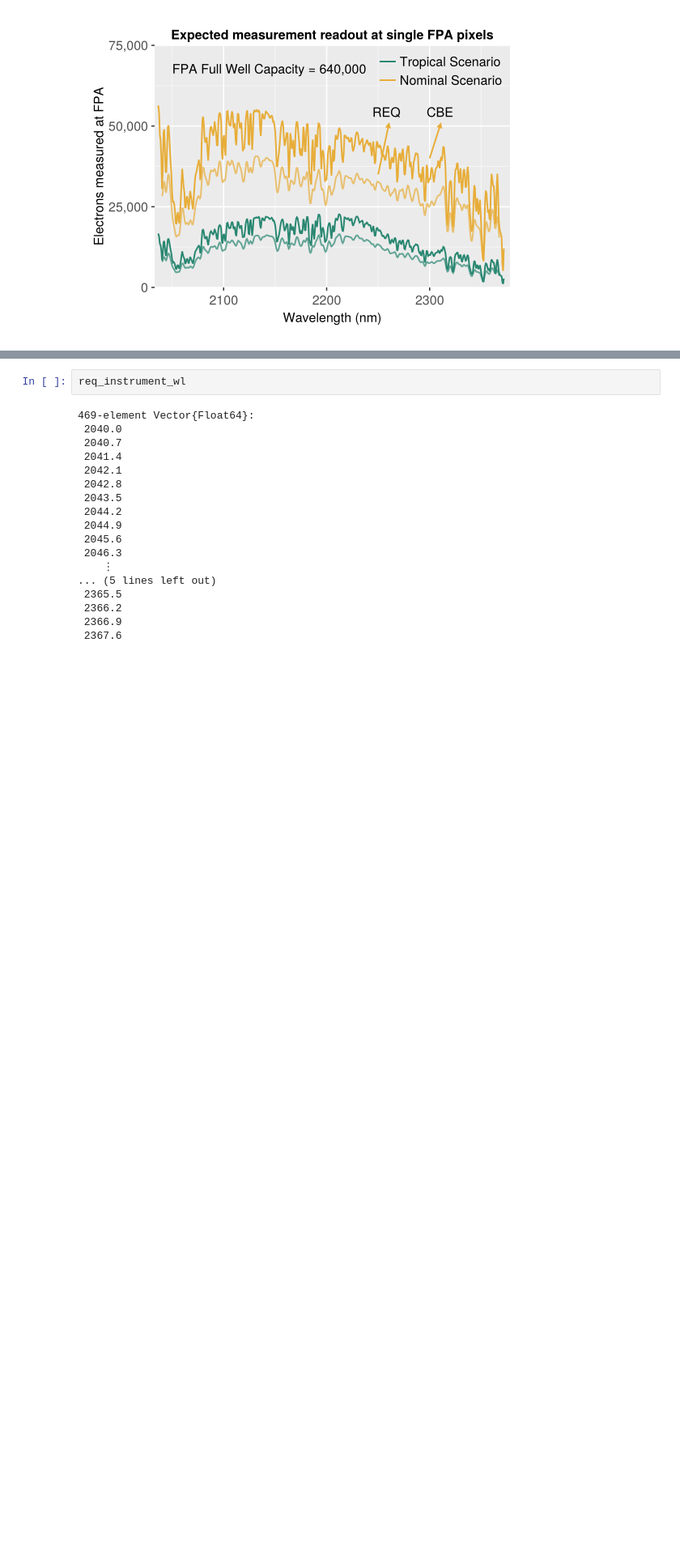
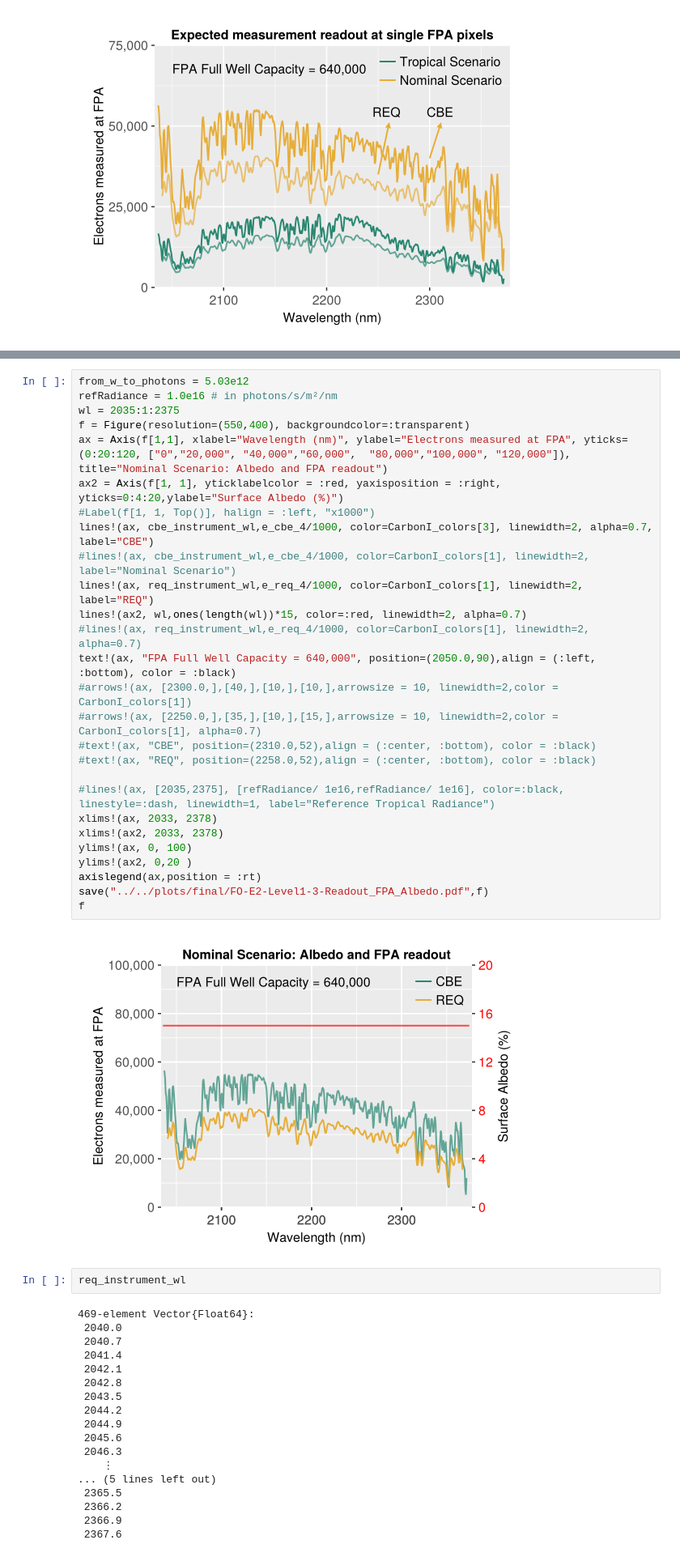
Before and after one commit to Carbon-I/CarbonI, a Jupyter notebook: src/notebooks/plotL1_3-4.ipynb, the cells around one changed output, grey strips where cells are left out. Shown at 81% size. Cells and saved outputs as stored; diff of their text form; blank space fills up the shorter version.

```diff
--- a/src/notebooks/plotL1_3-4.ipynb
+++ b/src/notebooks/plotL1_3-4.ipynb
@@ -142,3 +200,32 @@ f
+# %%
+from_w_to_photons = 5.03e12
+refRadiance = 1.0e16 # in photons/s/m²/nm
+wl = 2035:1:2375
+f = Figure(resolution=(550,400), backgroundcolor=:transparent)
+ax = Axis(f[1,1], xlabel="Wavelength (nm)", ylabel="Electrons measured at FPA", yticks=(0:20:120, ["0","20,000", "40,000","60,000",  "80,000","100,000", "120,000"]), title="Nominal Scenario: Albedo and FPA readout")
+ax2 = Axis(f[1, 1], yticklabelcolor = :red, yaxisposition = :right, yticks=0:4:20,ylabel="Surface Albedo (%)")
+#Label(f[1, 1, Top()], halign = :left, "x1000")
+lines!(ax, cbe_instrument_wl,e_cbe_4/1000, color=CarbonI_colors[3], linewidth=2, alpha=0.7, label="CBE")
+#lines!(ax, cbe_instrument_wl,e_cbe_4/1000, color=CarbonI_colors[1], linewidth=2, label="Nominal Scenario")
+lines!(ax, req_instrument_wl,e_req_4/1000, color=CarbonI_colors[1], linewidth=2, label="REQ")
+lines!(ax2, wl,ones(length(wl))*15, color=:red, linewidth=2, alpha=0.7)
+#lines!(ax, req_instrument_wl,e_req_4/1000, color=CarbonI_colors[1], linewidth=2, alpha=0.7)
+text!(ax, "FPA Full Well Capacity = 640,000", position=(2050.0,90),align = (:left, :bottom), color = :black)
+#arrows!(ax, [2300.0,],[40,],[10,],[10,],arrowsize = 10, linewidth=2,color = CarbonI_colors[1])
+#arrows!(ax, [2250.0,],[35,],[10,],[15,],arrowsize = 10, linewidth=2,color = CarbonI_colors[1], alpha=0.7)
+#text!(ax, "CBE", position=(2310.0,52),align = (:center, :bottom), color = :black)
+#text!(ax, "REQ", position=(2258.0,52),align = (:center, :bottom), color = :black)
+
+#lines!(ax, [2035,2375], [refRadiance/ 1e16,refRadiance/ 1e16], color=:black, linestyle=:dash, linewidth=1, label="Reference Tropical Radiance")
+xlims!(ax, 2033, 2378)
+xlims!(ax2, 2033, 2378)
+ylims!(ax, 0, 100)
+ylims!(ax2, 0,20 )
+axislegend(ax,position = :rt)
+save("../../plots/final/FO-E2-Level1-3-Readout_FPA_Albedo.pdf",f)
+f
+# %% [output]
+[figure, added]
 # %%
 req_instrument_wl
 # %% [output]
```
Also changed, not shown: parts of 4 cells of this notebook, 9 other files.
